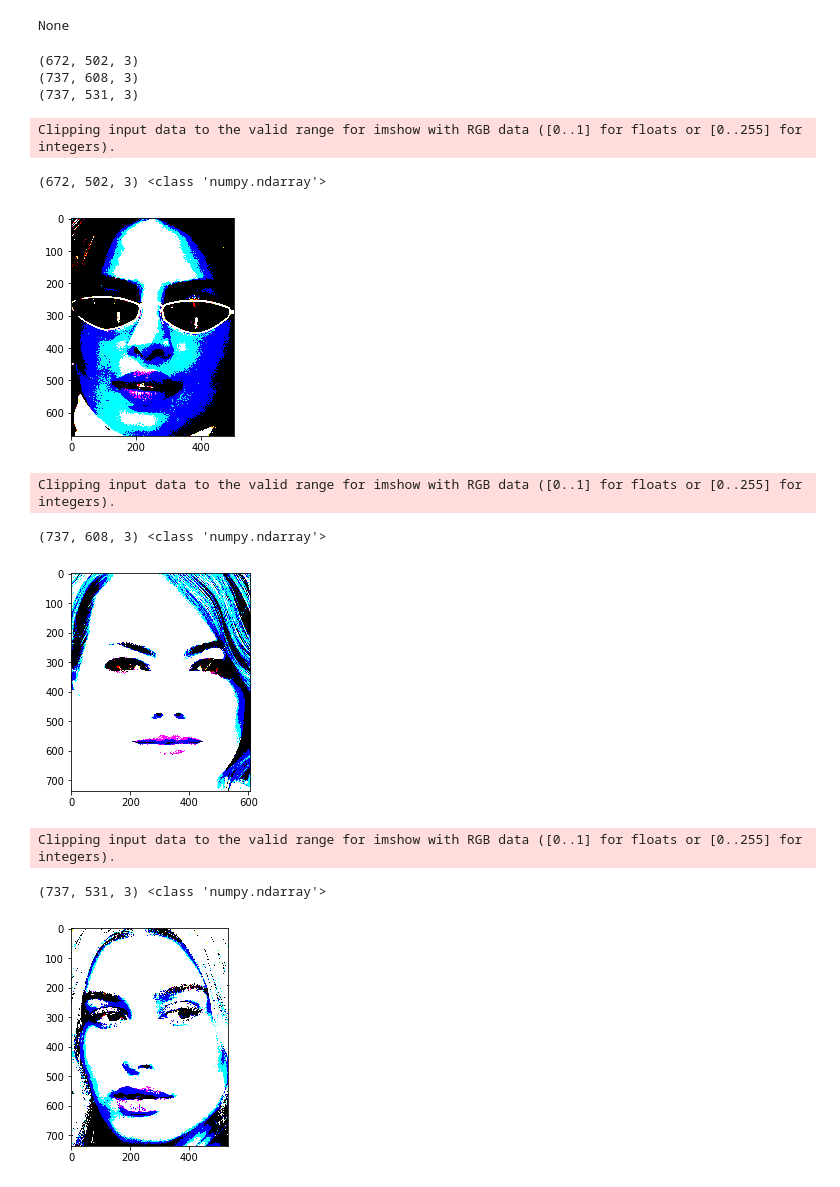
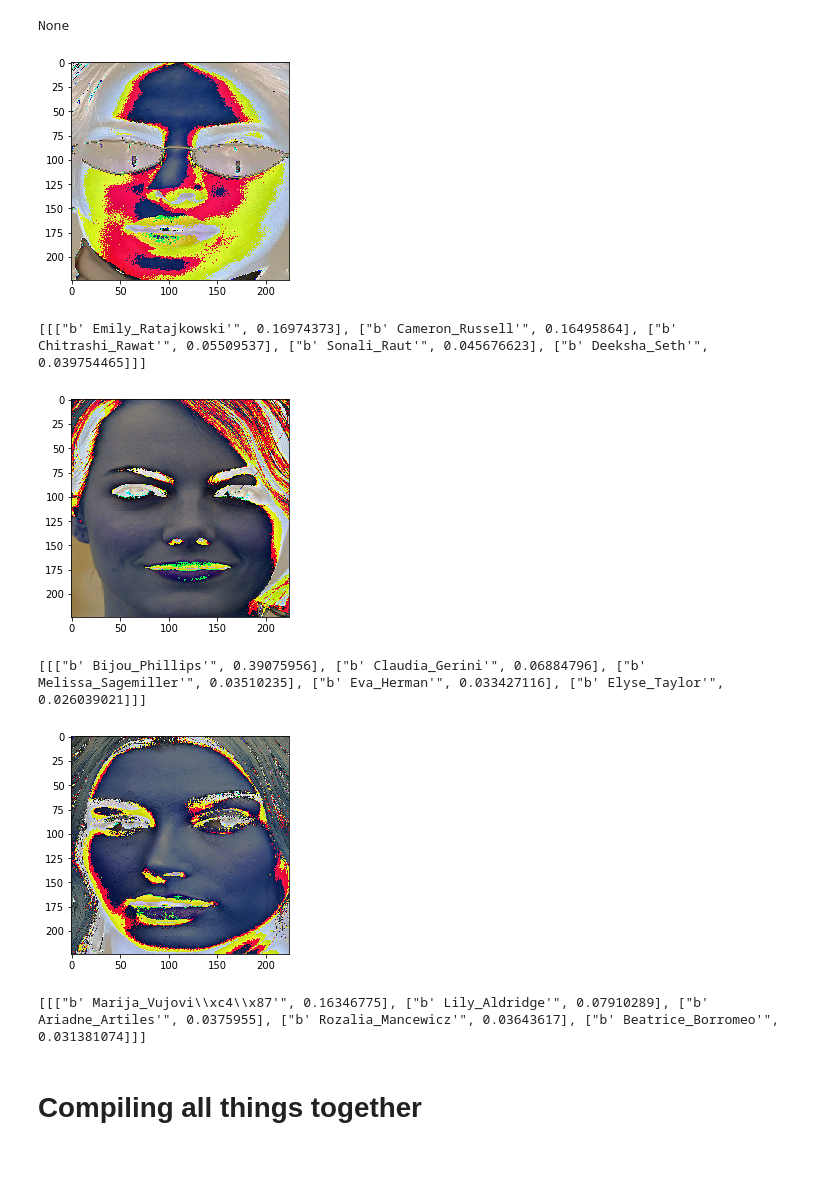
Before and after one commit to shivam-kotwalia/data-science-project, a Jupyter notebook: Face_Verification_Keras.ipynb, the cells around one changed output. Cells and saved outputs as stored; diff of their text form; code cells hidden in the pictures; blank space fills up the shorter version.

```diff
--- a/Face_Verification_Keras.ipynb
+++ b/Face_Verification_Keras.ipynb
@@ -114,2 +83,2 @@ Deprecated in favor of operator or tf.math.divide.
 # %%
-results = face_detecttor.detect_faces(celeb_image_2)
+#??face_detecttor.detect_faces
@@ -144,0 +92,3 @@ results[0], results[1], results[2], results[3], results[4]
+# %%
+for i in results:
+  pprint(i)
@@ -157,7 +125,7 @@ cropped_images = []
 for i in cord.values():
   x1, y1, x2, y2 = i
   print(x1, y1, x2, y2)
-  cropped_images.append(celeb_image_2[y1:y2, x1:x2])
+  cropped_images.append(celeb_image[y1:y2, x1:x2])
 # %% [output]
 1256 197 1758 869
 144 215 752 952
@@ -207,27 +172,29 @@ None
 # %%
 
 processed_faces = []
 for i in cropped_images:
+  # Reshaping
+  i = Image.fromarray(i)
+  i = i.resize((224, 224))
+  i = np.asarray(i)
+
+  # Preprocess as per model
   i = i.astype("float32")
   i = preprocess_input(i, version=2)
-  print(i.shape)
-  processed_faces.append(i)
+  #print(i.shape)
+  plt.imshow(Image.fromarray(i.astype('uint8')))
+  plt.show()
+
+  # Predicting
+  i = np.expand_dims(i, axis=0)
+  result = vggface_with_head.predict(i)
+  print(keras_vggface.utils.decode_predictions(result))
 # %% [output]
+[figure, added]
-(672, 502, 3)
-(737, 608, 3)
-(737, 531, 3)
+[[["b' Emily_Ratajkowski'", 0.16974373], ["b' Cameron_Russell'", 0.16495864], ["b' Chitrashi_Rawat'", 0.05509537], ["b' Sonali_Raut'", 0.045676623], ["b' Deeksha_Seth'", 0.039754465]]]
+[figure, added]
+[[["b' Bijou_Phillips'", 0.39075956], ["b' Claudia_Gerini'", 0.06884796], ["b' Melissa_Sagemiller'", 0.03510235], ["b' Eva_Herman'", 0.033427116], ["b' Elyse_Taylor'", 0.026039021]]]
+[figure, added]
+[[["b' Marija_Vujovi\\xc4\\x87'", 0.16346775], ["b' Lily_Aldridge'", 0.07910289], ["b' Ariadne_Artiles'", 0.0375955], ["b' Rozalia_Mancewicz'", 0.03643617], ["b' Beatrice_Borromeo'", 0.031381074]]]
-# %%
-for i in processed_faces:
-  plt.imshow(i)
-  print(i.shape, type(i))
-  plt.show()
-# %% [output]
-Clipping input data to the valid range for imshow with RGB data ([0..1] for floats or [0..255] for integers).
-(672, 502, 3) <class 'numpy.ndarray'>
-[figure, removed]
-Clipping input data to the valid range for imshow with RGB data ([0..1] for floats or [0..255] for integers).
-(737, 608, 3) <class 'numpy.ndarray'>
-[figure, removed]
-Clipping input data to the valid range for imshow with RGB data ([0..1] for floats or [0..255] for integers).
-(737, 531, 3) <class 'numpy.ndarray'>
-[figure, removed]
+# %% [markdown]
+# Compiling all things together
```
Also changed, not shown: parts of 20 cells of this notebook.
